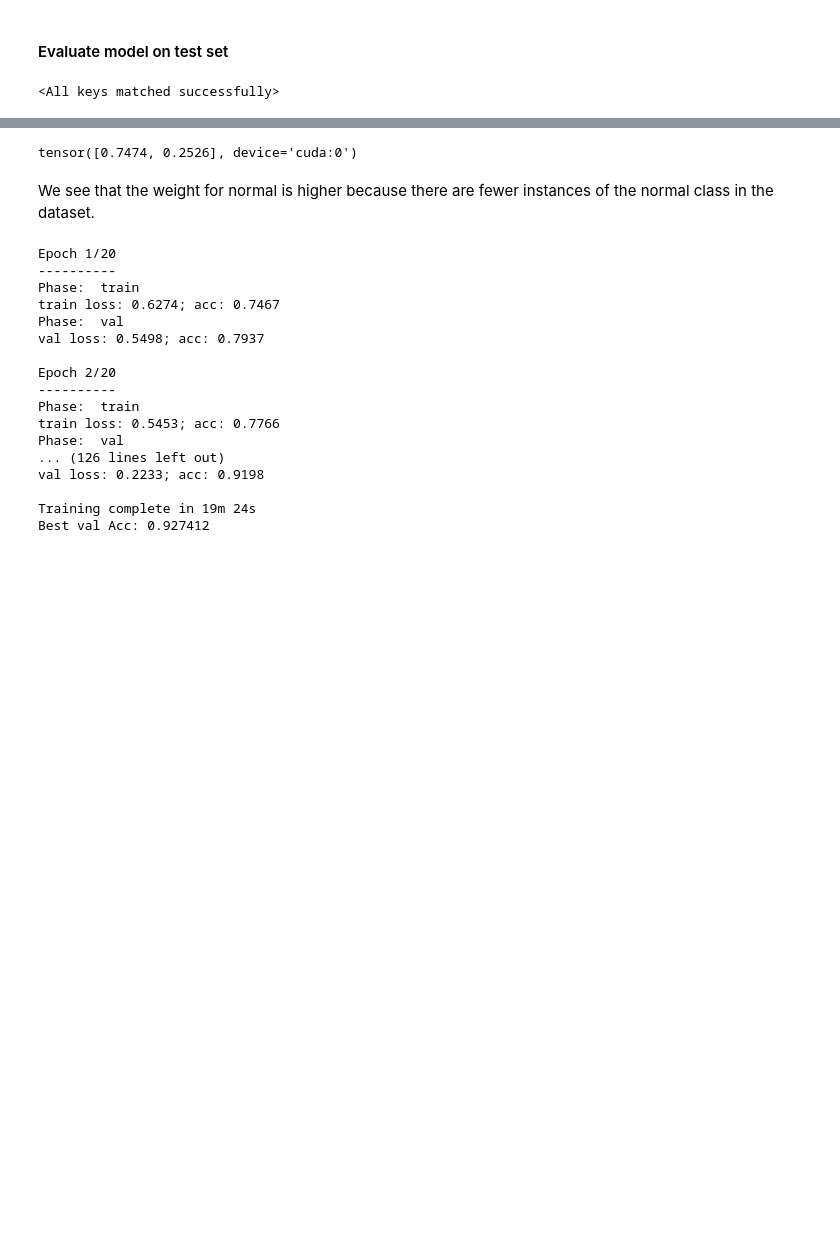
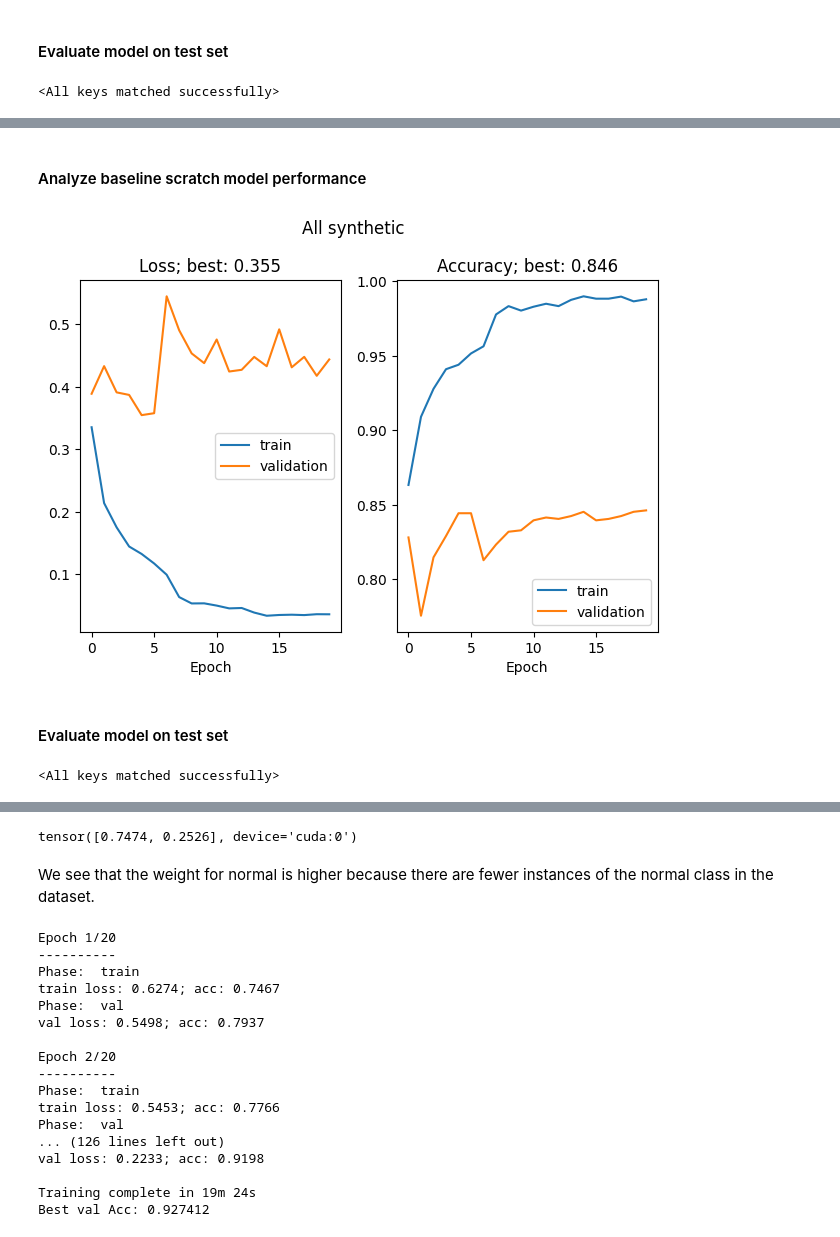
Before and after one commit to nashirj/xray-generation, a Jupyter notebook: notebooks/classifiers.ipynb, the cells around one changed output, grey strips where cells are left out. Cells and saved outputs as stored; diff of their text form; code cells hidden in the pictures; blank space fills up the shorter version.

```diff
--- a/notebooks/classifiers.ipynb
+++ b/notebooks/classifiers.ipynb
@@ -256,0 +259,2 @@ F1 score: 0.612
+# %%
+dataloaders_all_synthetic, dataset_sizes_all_synthetic, _ = dataset.load_diffusion_normalized_xray_data(data_dir_synth, data_dir_real, with_augmentation=False, batch_size=batch_size)
@@ -256,0 +265,14 @@ F1 score: 0.612
+# %%
+model_all_synthetic = resnet18(weights=ResNet18_Weights.DEFAULT)
+# Change the output layer to have 2 outputs
+num_ftrs = model_all_synthetic.fc.in_features
+model_all_synthetic.fc = nn.Linear(num_ftrs, n_outputs)
+criterion = nn.CrossEntropyLoss()
+# Observe that all parameters are being optimized
+optimizer_all_synthetic = optim.SGD(model_all_synthetic.parameters(), lr=lr, momentum=momentum)
+# Decay LR by a factor of 0.1 every 7 epochs
+exp_lr_scheduler_all_synthetic = lr_scheduler.StepLR(optimizer_all_synthetic, step_size=step_size, gamma=gamma)
+# %%
+model_all_synthetic, hist_all_synthetic = train_clf.train_model(
+    model_all_synthetic, criterion, optimizer_all_synthetic, exp_lr_scheduler_all_synthetic,
+    dataloaders_all_synthetic, dataset_sizes_all_synthetic, results_folder, model_name="all_synthetic", num_epochs=num_epochs)
@@ -256,0 +299,19 @@ F1 score: 0.612
+# %% [markdown]
+#### Analyze baseline scratch model performance
+# %%
+train_loss_all_synthetic, train_acc_all_synthetic, val_loss_all_synthetic, val_acc_all_synthetic = train_clf.load_training_metrics(f"{results_folder}/metrics/all_synthetic.npz")
+# %%
+viz.plot_training_metrics(train_loss_all_synthetic, train_acc_all_synthetic, val_loss_all_synthetic, val_acc_all_synthetic, title="All synthetic", save_dir=f"{results_folder}/plots")
+# %% [output]
+[figure, added]
+# %% [markdown]
+#### Evaluate model on test set
+# %%
+# Load model
+model_all_synthetic = resnet18(weights=None)
+# Change the output layer to have 2 outputs
+num_ftrs = model_all_synthetic.fc.in_features
+model_all_synthetic.fc = torch.nn.Linear(num_ftrs, n_outputs)
+model_all_synthetic.load_state_dict(torch.load(f'{results_folder}/models/all_synthetic.pth'))
+# %% [output]
+<All keys matched successfully>
```
Also changed, not shown: parts of 49 cells of this notebook, 4 other files.
